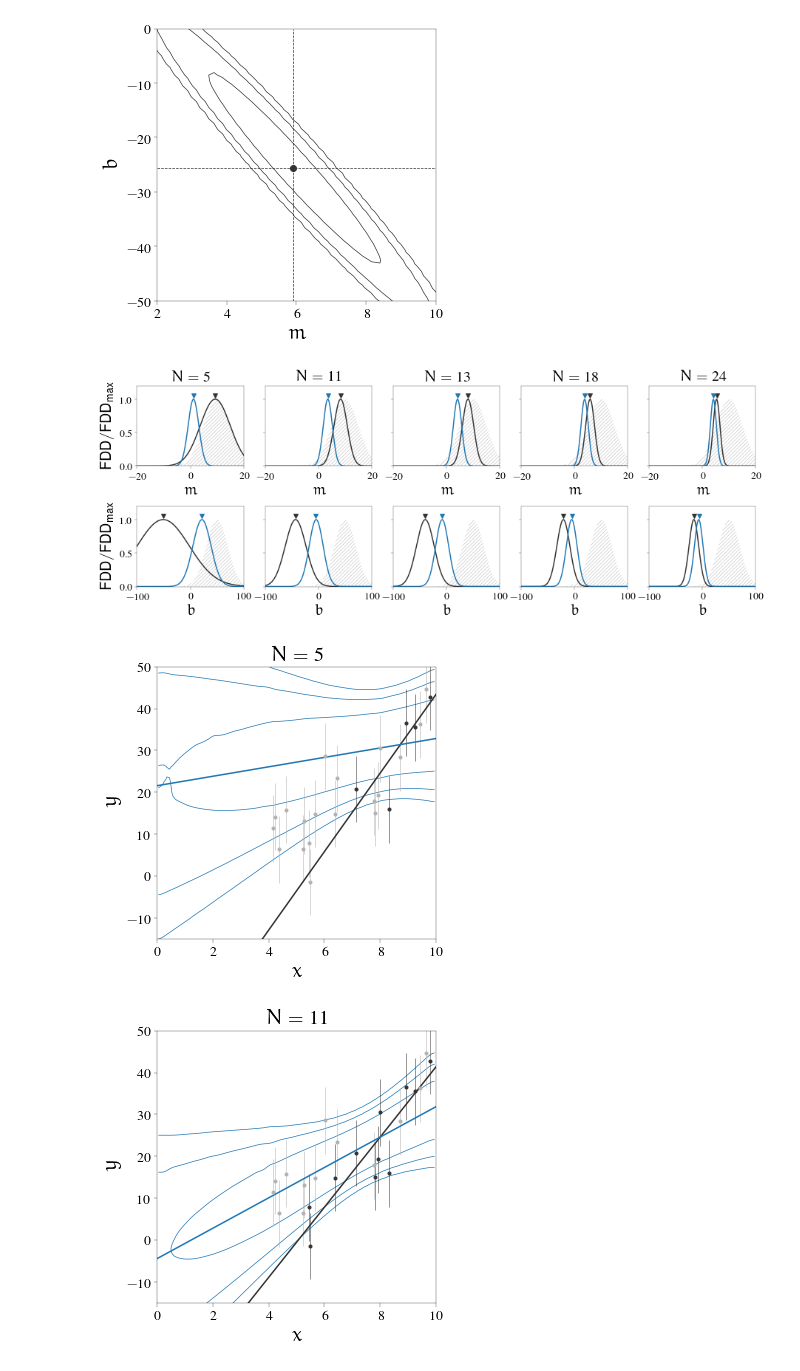
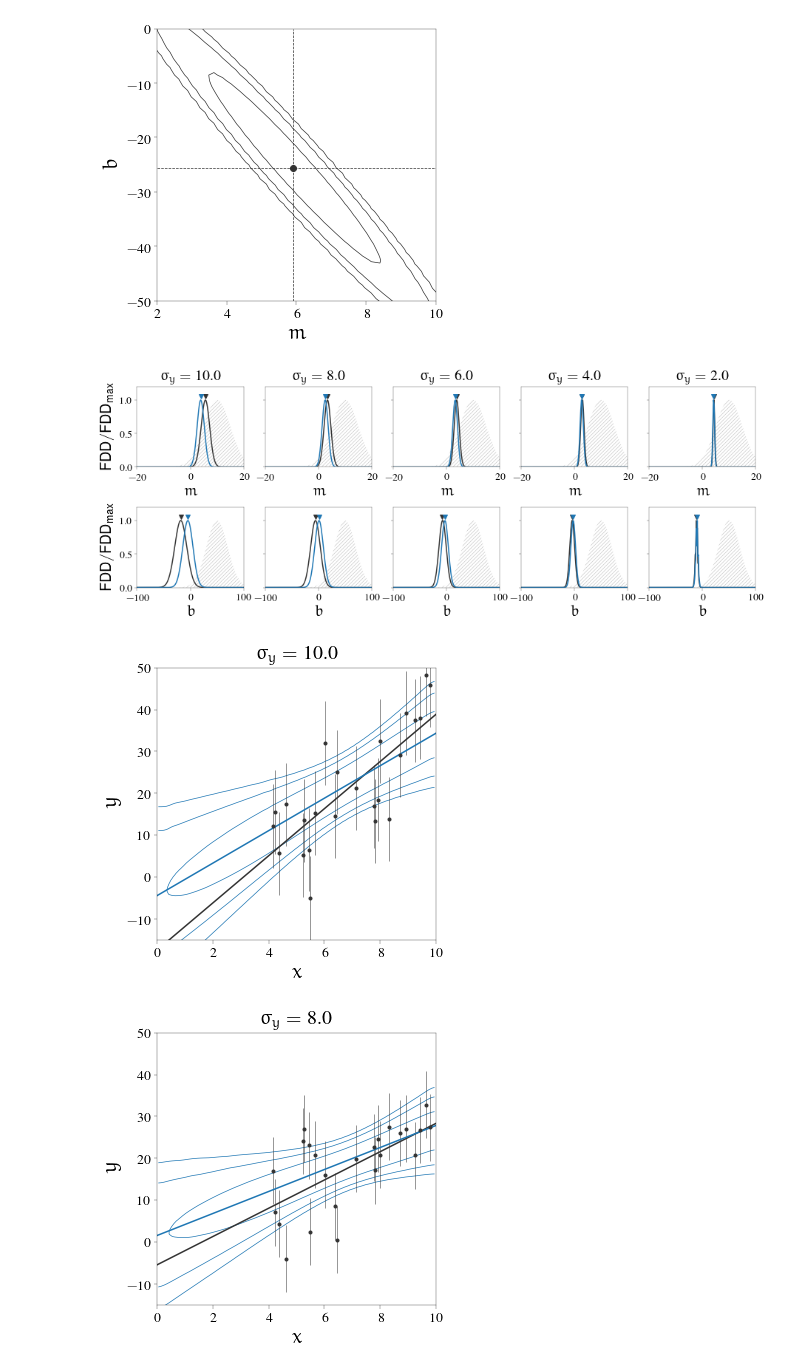
Before and after one commit to ajmejia/1st-phd-seminar, a Jupyter notebook: examples.ipynb, the cells around one changed output. Saved outputs shown, nothing was run; the diff lists cells and outputs as text; code cells hidden in the pictures.

Commit message:
fixing error regarding sigma in S/N test

```diff
--- a/examples.ipynb
+++ b/examples.ipynb
@@ -138,10 +138,11 @@ def model_sampling(support, PDF, X, model, max_samples=100, bins=100):
     X_par, Y_par = support
     X_obs, Y_obs = [], []
     for i,j in it.product(xrange(X_par.shape[0]),xrange(Y_par.shape[1])):
-        x_par, y_par, n = X_par[i,j], Y_par[i,j], int(PDF_[i,j])
+        x_par, y_par, n = X_par[i,j], Y_par[i,j], PDF_[i,j]
 
-        X_obs.append(repeat(X,n))
-        Y_obs.append(repeat(model(X,[x_par,y_par]),n))
+        if n>=1:
+            X_obs.append(repeat(X,n))
+            Y_obs.append(repeat(model(X,[x_par,y_par]),n))
 
     X_obs = concatenate(X_obs)
     Y_obs = concatenate(Y_obs)
@@ -318,7 +319,7 @@ B = linspace(range_b[0], range_b[1], shape[2])
 random.seed(0)
 percentiles = [0.99, 0.95, 0.68]
 real_params = (1.5, 0.0)
-sk, mu, sigma_max = 0.0, 0.0, 8.0
+sk, mu, sigma_max = 0.0, 0.0, 10.0
 inf_pars = dict(mu_m=10.0, sigma_m=5.0, mu_b=+50.0, sigma_b=20.0)
 #inf_pars = dict(mu_m=10.0, sigma_m=5.0, mu_b=0.0, sigma_b=50.0)
 x = sort(X[0]+random.rand(N_obs)*(X[-1]-X[0]))
@@ -338,7 +339,7 @@ axs[0,0].set_xlim(*(-20,+20))
 axs[1,0].set_xlim(*(-100,+100))
 axs[0,0].set_ylim(*range_pdf)
 
-var_E = False
+var_E = True
 show_marglikelihood = True
 show_prior = True
 show_posterior = True
@@ -391,7 +392,7 @@ for j,i in it.product(xrange(axs.shape[1]),xrange(axs.shape[0])):
         mml_m = argmax(lik_m)
         map_m = argmax(pos_m)
 
-        if var_E: axs[i,j].set_title(r"$1/\sigma_y={0:.1f}$".format((1.0/s_obs).mean()), size="medium")
+        if var_E: axs[i,j].set_title(r"$\sigma_y={0:.1f}$".format(s_obs.mean()), size="medium")
         else: axs[i,j].set_title(r"$N={0}$".format(mask.sum()), size="medium")
 
         axs[i,j].plot(M, norm_to_max(lik_m), "-", color="0.2", lw=1.5, visible=show_marglikelihood)
@@ -415,34 +416,34 @@ for j,i in it.product(xrange(axs.shape[1]),xrange(axs.shape[0])):
         axs[i,j].set_xlabel(r"$b$")
     if i==1:
         fig_fit, ax = subplots(1, 1)
 
         if show_contours and show_posterior:
             PDF_xy, X_pos, Y_pos = model_sampling([MM_obs[0],BB_obs[0]], posterior, X, model)
             XX_pos, YY_pos = meshgrid(X_pos, Y_pos, indexing="ij")
             levels = [percentile_to_level(XX_pos, YY_pos, gaussian_filter(PDF_xy,1.5), per) for per in percentiles]
             ax.contour(X_pos, Y_pos, gaussian_filter(PDF_xy,1.5), levels, colors="C0", linewidths=0.7)
 
         ax.plot(X, model(X, [M[mml_m],B[mml_b]]), "-", color="0.2", lw=1.5, visible=show_marglikelihood&show_line)
         ax.plot(X, model(X, [M[map_m],B[map_b]]), "-", color="C0", lw=1.5, visible=show_posterior&show_line)
         ax.errorbar(x_fin, y_fin, s_fin, fmt=".", ecolor="0.7", color="0.7", lw=0.5)
         ax.errorbar(x_obs, y_obs, s_obs, fmt=".", ecolor="0.2", color="0.2", lw=0.5)
         ax.set_xlim(*range_x)
         ax.set_ylim(*range_y)
-        if var_E: ax.set_title(r"$1/\sigma_y={0:.1f}$".format((1.0/s_obs).mean()), size="medium")
+        if var_E: ax.set_title(r"$\sigma_y={0:.1f}$".format(s_obs.mean()), size="medium")
         else: ax.set_title(r"$N={0}$".format(mask.sum()), size="medium")
         ax.set_xlabel(r"$x$")
         ax.set_ylabel(r"$y$")
 
         axs[0,j].set_visible(True)
         axs[1,j].set_visible(True)
 
         if save_fit:
             if var_E: fig_fit.savefig("img/var_e-fit-{}-{}".format(join(names[mask_names],"-"), j+1))
             else: fig_fit.savefig("img/var_n-fit-{}-{}".format(join(names[mask_names],"-"), j+1))
         if any(mask_names) and save_pdf:
             if var_E: fig_pdf.savefig("img/var_e-pdf-{}-{}".format(join(names[mask_names],"-"), j+1))
             else: fig_pdf.savefig("img/var_n-pdf-{}-{}".format(join(names[mask_names],"-"), j+1))
 # %% [output]
-[figure, old version]
+[figure, new version]
-[figure, old version]
+[figure, new version]
-[figure, old version]
+[figure, new version]
```
Also changed, not shown: parts of 1 cell of this notebook.
